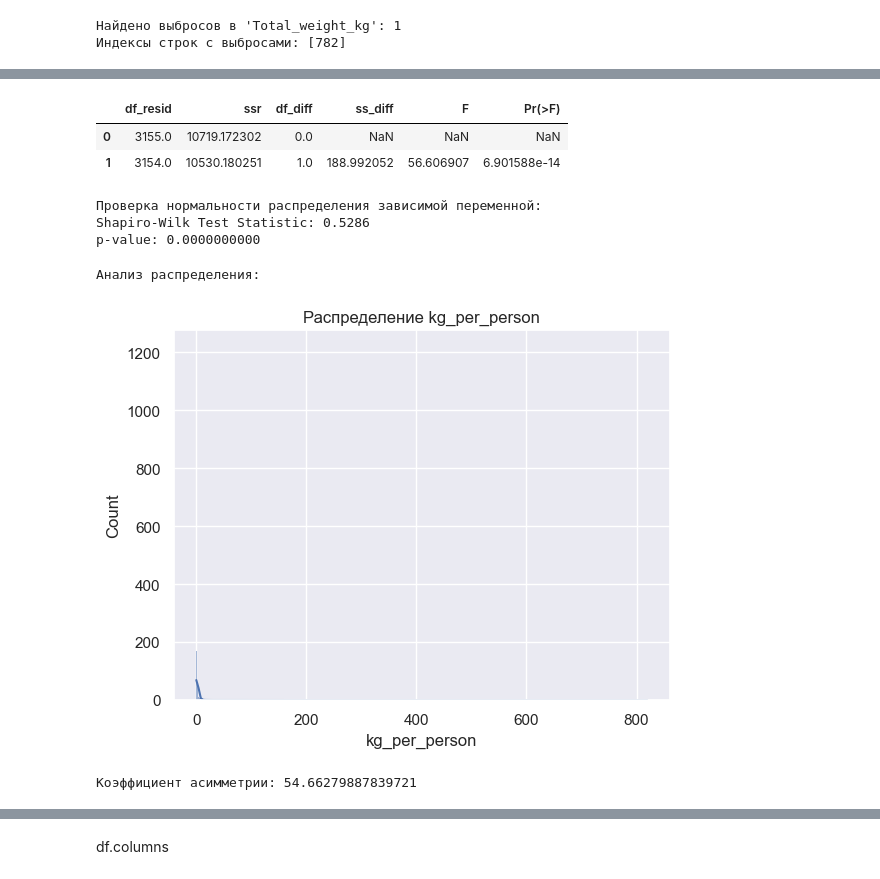
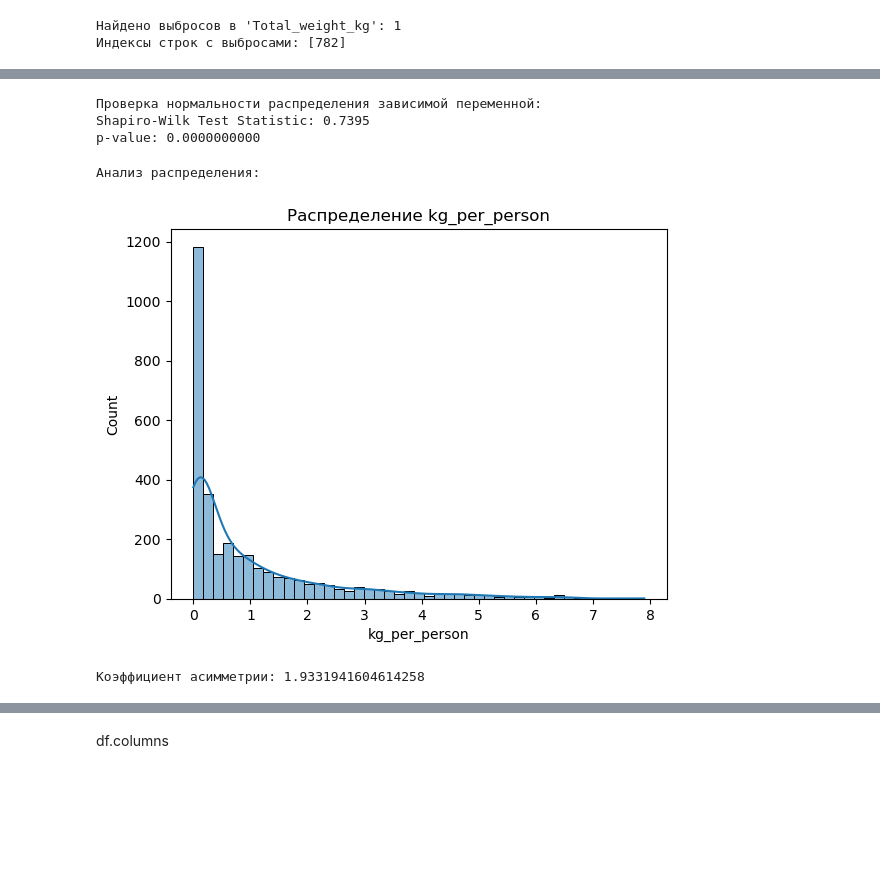
Before and after one commit to Paskored/Data-Analyst-Project_Kashtanov, a Jupyter notebook: Notebook/Курсовая V2.ipynb, the cells around one changed output, grey strips where cells are left out. Drawn from its saved outputs; the diff is of its cells as text; code cells hidden in the pictures; blank space fills up the shorter version.

```diff
--- a/Notebook/Курсовая V2.ipynb
+++ b/Notebook/Курсовая V2.ipynb
@@ -218,4 +268,0 @@ Inflation почти не влияет (-0.021) → Инфляция не сни
-# %%
-sns.set(style='ticks')
-sns.set(font_scale=2)
-sns.pairplot(df[['lines','Population_eating_chocolate']]);
@@ -224,4 +268,0 @@ sns.pairplot(df[['lines','Population_eating_chocolate']]);
-# %%
-# Графическое изображение корреляции
-sns.set(font_scale=1)
-sns.lmplot(x="lines", y="Population_eating_chocolate", data=df, x_estimator=np.mean);
@@ -232,10 +274,12 @@ sns.lmplot(x="lines", y="Population_eating_chocolate", data=df, x_estimator=np.m
 # РЕГРЕСИОННЫЙ АНАЛИЗ
 # Принимаем outcome - kg_per_person; predictors - availability_of_metro, Population_eating_chocolate, GDP_USD, Inflation, annual_ridership_mill, lines
 # %%
-# 1. Подготовка данных - преобразуем категориальные переменные в числовые
-df1 = dfC[['kg_per_person', 'availability_of_metro', 'Population_eating_chocolate', 'GDP_USD', 'Inflation', 'annual_ridership_mill', 'lines']].copy()
-# Преобразуем availability_of_metro в числовой формат (1 - есть метро, 0 - нет)
-df1['availability_of_metro'] = df1['availability_of_metro'].map({'Yes': 1, 'No': 0})
-# 2. Корреляционный анализ
-df1.corr().round(3)
+# 4.1 Подготовка данных - преобразуем категориальные переменные в числовые
+dfK1 = dfW2[['Year', 'Total_weight_kg', 'availability_of_metro', 'lines', 'stations', 'annual_ridership_mill','Population_eating_chocolate', 'GDP_USD','Inflation','kg_per_person','kg_per_GDP']].copy()
+dfK1['availability_of_metro'] = dfK1['availability_of_metro'].map({'Yes': 1, 'No': 0})
+# 4.2 Корреляционный анализ
+correlation_matrix = dfK1.corr().round(3)
+plt.figure(figsize=(10, 8))
+sns.heatmap(correlation_matrix, annot=True, cmap='coolwarm', center=0)
+plt.show()
 # %% [output]
@@ -260,6 +300,8 @@ availability_of_metro и Population_eating_chocolate (0.297)
 # %%
-# 3.1 Упрощенная модель без мультиколлинеарных предикторов (без Population_eating_chocolate и lines)
-model_v1 = smf.ols('kg_per_person ~ availability_of_metro + GDP_USD + Inflation', data=df1).fit()
-model_v1.summary()
+# 4.3 Модель с логарифмированным GDP без мультиколлинеарных и слабокоррелирующих предикторов (без Population_eating_chocolate, lines, annual_ridership_mill, Inflation)
+dfK1['log_GDP'] = np.log(dfK1['GDP_USD'])
+dfK1['log_GDP'] = np.log(dfK1['GDP_USD'])
+model = smf.ols('kg_per_person ~ availability_of_metro + log_GDP', data=dfK1).fit()
+model.summary()
 # %% [output]
 OLS Regression Results
@@ -315,32 +327,22 @@ Notes:
-# %%
-# 3.3 Модель без метро для сравнения
-model_nometro = smf.ols('kg_per_person ~ GDP_USD + Inflation', data=df1).fit()
-# Сравнение моделей
-from statsmodels.stats.anova import anova_lm
-anova_lm(model_nometro, model_v1)
-# %% [output]
-|  | df_resid | ssr | df_diff | ss_diff | F | Pr(>F) |
-| 0 | 3155.0 | 10719.172302 | 0.0 | NaN | NaN | NaN |
-| 1 | 3154.0 | 10530.180251 | 1.0 | 188.992052 | 56.606907 | 6.901588e-14 |
 # %%
-# 4. Проверка нормальности распределения
+# 4.4 Проверка нормальности распределения
 print("\nПроверка нормальности распределения зависимой переменной:")
-shapiro_test = stats.shapiro(df1['kg_per_person'])
+shapiro_test = stats.shapiro(dfK1['kg_per_person'])
 print(f'Shapiro-Wilk Test Statistic: {shapiro_test.statistic:.4f}')
 print(f'p-value: {shapiro_test.pvalue:.10f}')
 # %% [output]
 Проверка нормальности распределения зависимой переменной:
-Shapiro-Wilk Test Statistic: 0.5286
+Shapiro-Wilk Test Statistic: 0.7395
 p-value: 0.0000000000
 # %%
-# 5. Визуализация распределения и асимметрии
+# 4.5 Визуализация распределения и асимметрии
 print("\nАнализ распределения:")
-sns.histplot(data=df, x="kg_per_person", kde=True)
+sns.histplot(data=dfK1, x="kg_per_person", kde=True)
 plt.title('Распределение kg_per_person')
 plt.show()
-skewness = df['kg_per_person'].skew()
+skewness = dfK1['kg_per_person'].skew()
 print(f'Коэффициент асимметрии: {skewness}')
 # %% [output]
 Анализ распределения:
-[figure, old version]
+[figure, new version]
-Коэффициент асимметрии: 54.66279887839721
+Коэффициент асимметрии: 1.9331941604614258
```
Also changed, not shown: parts of 59 cells of this notebook, 9 other files.
